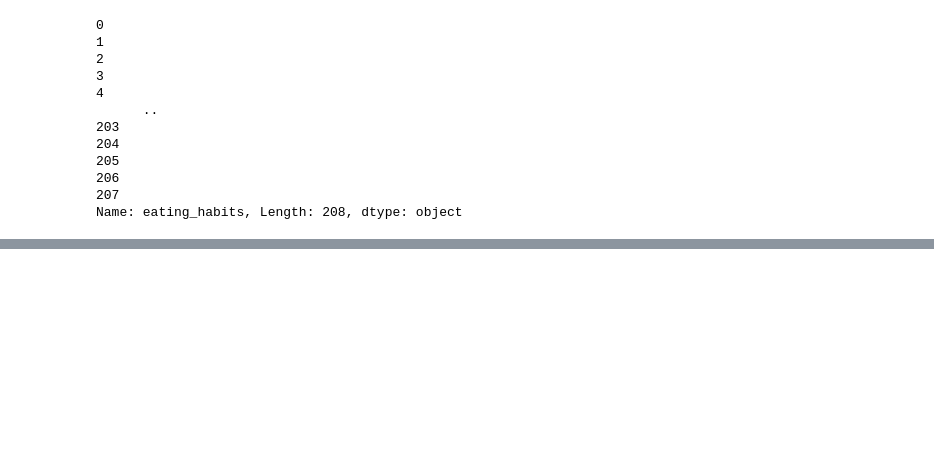
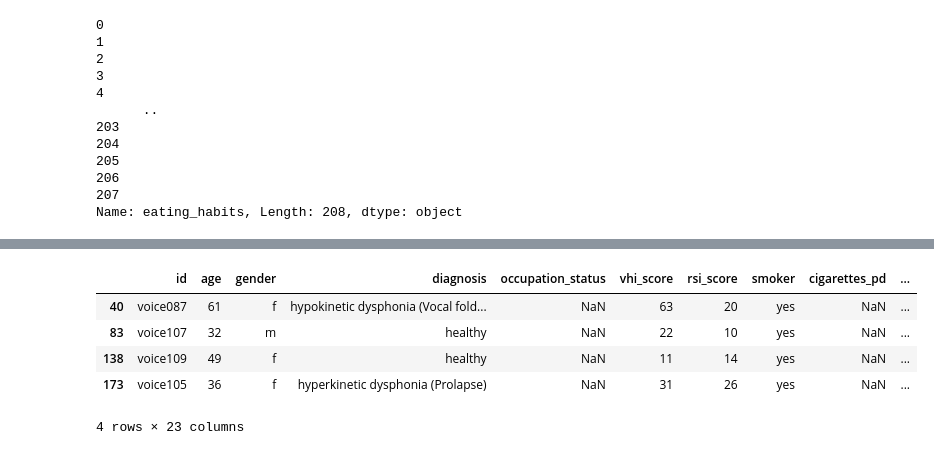
Before and after one commit to alyssahondrade/ml-perspectives-on-voice-disorder-diagnosis, a Jupyter notebook: 02_data_cleaning.ipynb, the cells around one changed output, grey strips where cells are left out. Saved outputs shown, nothing was run; the diff lists cells and outputs as text; code cells hidden in the pictures; blank space fills up the shorter version.

```diff
--- a/02_data_cleaning.ipynb
+++ b/02_data_cleaning.ipynb
@@ -318,0 +399,11 @@ updated_df[['smoker', 'cigarettes_pd']]
+# %%
+# Confirm the smokers have a valid value in the cigarettes_pd
+smoker_null = (clean_cat_df['smoker'] == 'yes') & (clean_cat_df['cigarettes_pd'].isnull())
+clean_cat_df.loc[smoker_null]
+# %% [output]
+|  | id | age | gender | diagnosis | occupation_status | vhi_score | rsi_score | smoker | cigarettes_pd | ... |
+| 40 | voice087 | 61 | f | hypokinetic dysphonia (Vocal fold... | NaN | 63 | 20 | yes | NaN | ... |
+| 83 | voice107 | 32 | m | healthy | NaN | 22 | 10 | yes | NaN | ... |
+| 138 | voice109 | 49 | f | healthy | NaN | 11 | 14 | yes | NaN | ... |
+| 173 | voice105 | 36 | f | hyperkinetic dysphonia (Prolapse) | NaN | 31 | 26 | yes | NaN | ... |
+4 rows × 23 columns
```
Also changed, not shown: parts of 23 cells of this notebook.
